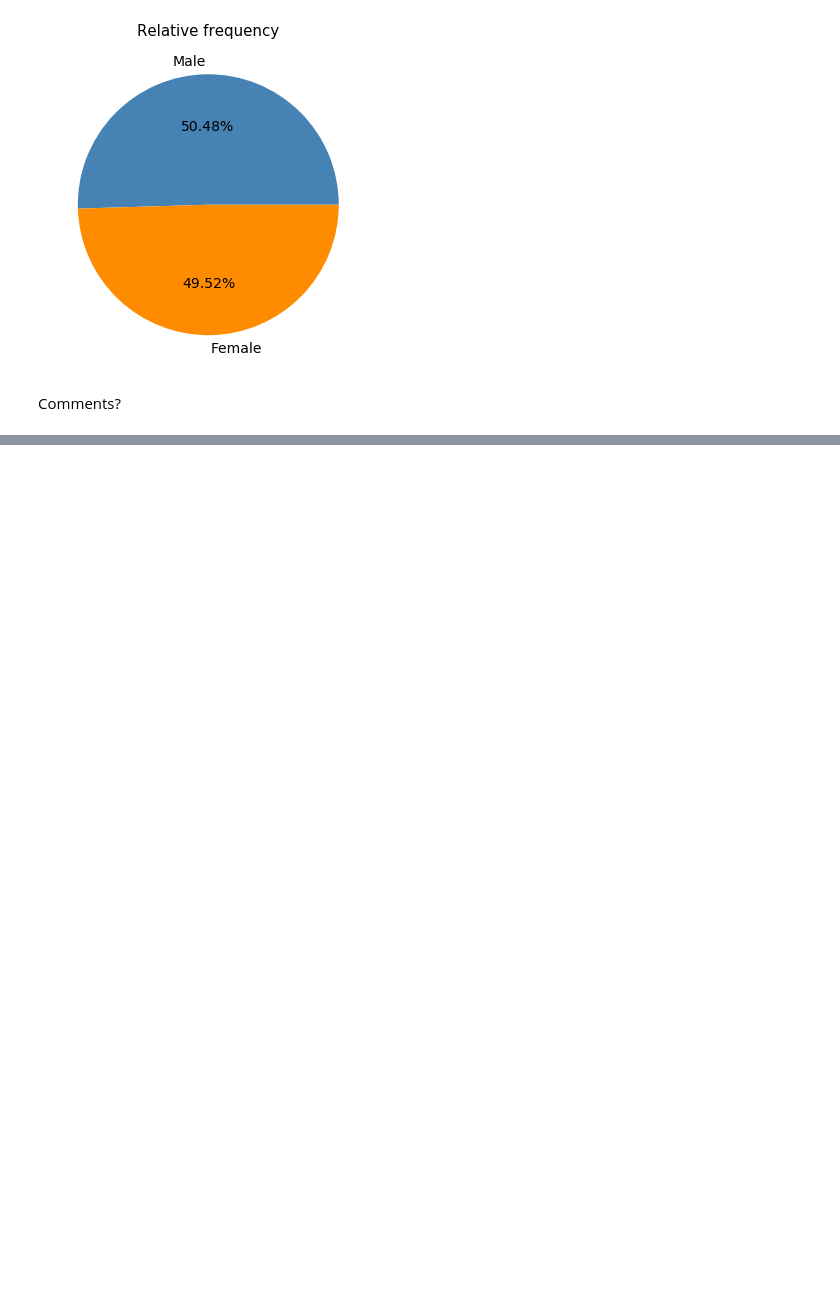
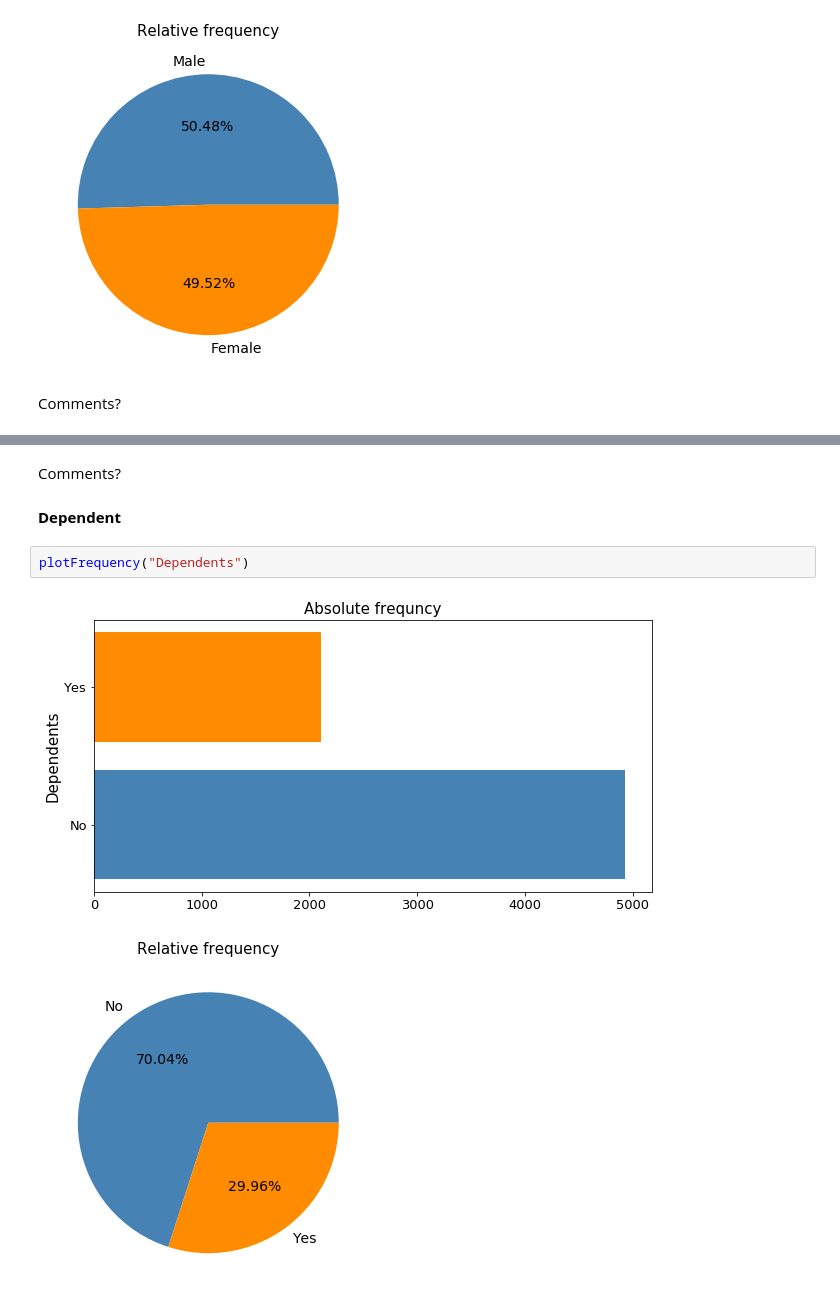
Before and after one commit to lucienwalewski/cse204project, a Jupyter notebook: src/main.ipynb, the cells around one changed output, grey strips where cells are left out. Drawn from its saved outputs; the diff is of its cells as text; blank space fills up the shorter version.

```diff
--- a/src/main.ipynb
+++ b/src/main.ipynb
@@ -316,0 +333,9 @@ Comments?
+# %% [markdown]
+Comments?
+# %% [markdown]
+**Dependent**
+# %%
+plotFrequency("Dependents")
+# %% [output]
+[figure, added]
+[figure, added]
```
Also changed, not shown: parts of 49 cells of this notebook.
